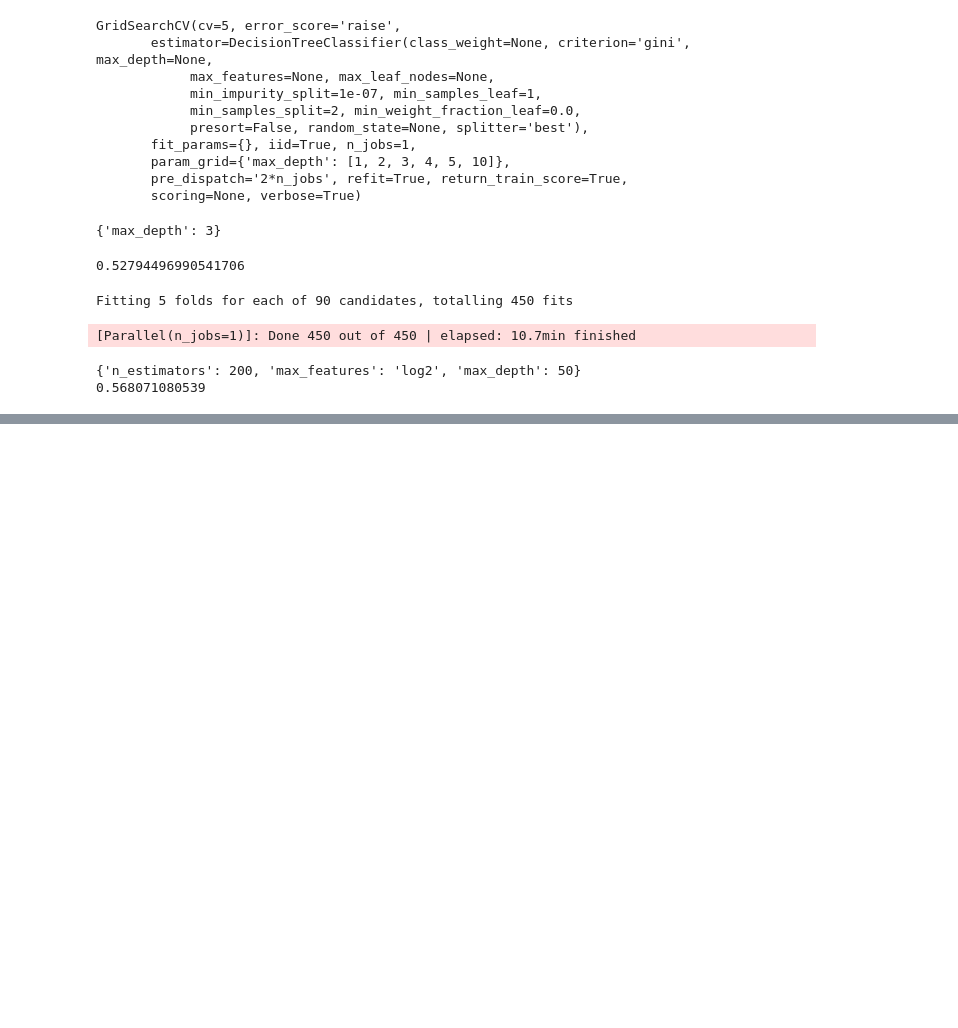
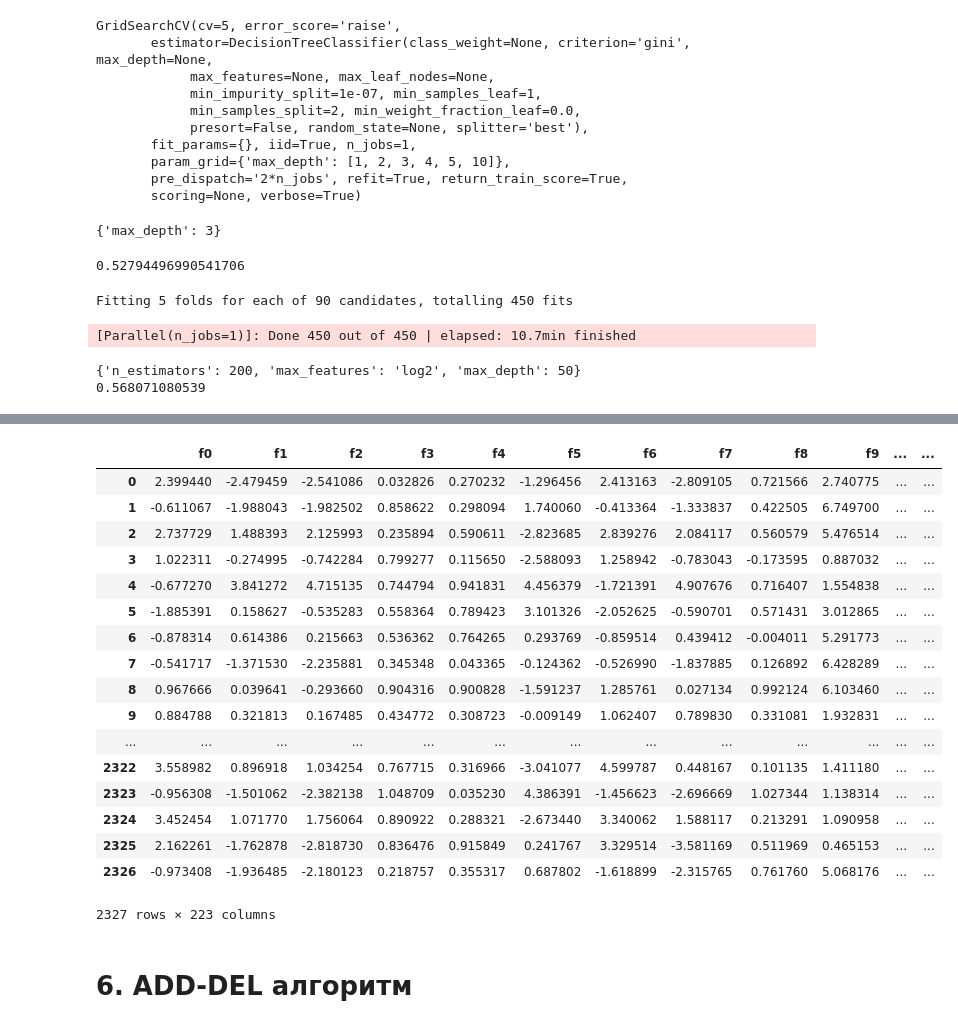
Before and after one commit to MiniGN/mlbootcamp-4, a Jupyter notebook: run.ipynb, the cells around one changed output, grey strips where cells are left out. Cells and saved outputs as stored; diff of their text form; code cells hidden in the pictures; blank space fills up the shorter version.

```diff
--- a/run.ipynb
+++ b/run.ipynb
@@ -442,9 +402,9 @@ clf.fit(X,y['class'])
 predict_result(clf,X_test)
 # %%
 rf_param_grid = {
-    'n_estimators': [10,30,50,100,200],
+    'n_estimators': [10,30,50,100,200,300,500],
     'max_features': ['auto', 'sqrt', 'log2'],
-    'max_depth' : [1,3,5,10,20,50]
+    'max_depth' : [1,3,5,10,20,50,70,100]
 }
 rf=RandomForestClassifier()
 CV_rfc = GridSearchCV(estimator=rf, param_grid=rf_param_grid, cv= 5,verbose=True)
@@ -462,0 +451,21 @@ predict_result(clf,X_test)
+# %%
+param_grid = {
+    'learning_rate': [0.01, 0.05,0.02, 0.03,0.04],
+    'n_estimators': [200,300,400,500,600],
+    'num_leaves': [8],
+    #'max_depth': [3,4],
+    'boosting_type' : ['gbdt'],
+    'objective' : ['binary'],
+    'seed' : [777],
+    'colsample_bytree' : [0.7,0.8,0.9,1],
+    'subsample' : [0.7,0.8,0.9,1],
+    'reg_alpha' : [0,0.1,0.5,1],
+    'reg_lambda' : [0,1,2,5,6,7,9,10],
+    'is_unbalance' : [True,False],
+}
+lgb_clf=lgb.LGBMClassifier()
+ngrid=2
+RCV_gbm = RandomizedSearchCV(lgb_clf, param_distributions=param_grid,n_iter=ngrid,cv=5)
+RCV_gbm.fit(X, y['class'])
+print (RCV_gbm.best_params_)
+print (RCV_gbm.best_score_)
@@ -462,0 +475,4 @@ predict_result(clf,X_test)
+# %%
+clf = RCV_gbm.best_estimator_
+clf.fit(X,y['class'])
+predict_result(clf,X_test)
@@ -462,0 +558,23 @@ predict_result(clf,X_test)
+# %%
+X_test
+# %% [output]
+|  | f0 | f1 | f2 | f3 | f4 | f5 | f6 | f7 | f8 | f9 | ... | ... |
+| 0 | 2.399440 | -2.479459 | -2.541086 | 0.032826 | 0.270232 | -1.296456 | 2.413163 | -2.809105 | 0.721566 | 2.740775 | ... | ... |
+| 1 | -0.611067 | -1.988043 | -1.982502 | 0.858622 | 0.298094 | 1.740060 | -0.413364 | -1.333837 | 0.422505 | 6.749700 | ... | ... |
+| 2 | 2.737729 | 1.488393 | 2.125993 | 0.235894 | 0.590611 | -2.823685 | 2.839276 | 2.084117 | 0.560579 | 5.476514 | ... | ... |
+| 3 | 1.022311 | -0.274995 | -0.742284 | 0.799277 | 0.115650 | -2.588093 | 1.258942 | -0.783043 | -0.173595 | 0.887032 | ... | ... |
+| 4 | -0.677270 | 3.841272 | 4.715135 | 0.744794 | 0.941831 | 4.456379 | -1.721391 | 4.907676 | 0.716407 | 1.554838 | ... | ... |
+| 5 | -1.885391 | 0.158627 | -0.535283 | 0.558364 | 0.789423 | 3.101326 | -2.052625 | -0.590701 | 0.571431 | 3.012865 | ... | ... |
+| 6 | -0.878314 | 0.614386 | 0.215663 | 0.536362 | 0.764265 | 0.293769 | -0.859514 | 0.439412 | -0.004011 | 5.291773 | ... | ... |
+| 7 | -0.541717 | -1.371530 | -2.235881 | 0.345348 | 0.043365 | -0.124362 | -0.526990 | -1.837885 | 0.126892 | 6.428289 | ... | ... |
+| 8 | 0.967666 | 0.039641 | -0.293660 | 0.904316 | 0.900828 | -1.591237 | 1.285761 | 0.027134 | 0.992124 | 6.103460 | ... | ... |
+| 9 | 0.884788 | 0.321813 | 0.167485 | 0.434772 | 0.308723 | -0.009149 | 1.062407 | 0.789830 | 0.331081 | 1.932831 | ... | ... |
+| ... | ... | ... | ... | ... | ... | ... | ... | ... | ... | ... | ... | ... |
+| 2322 | 3.558982 | 0.896918 | 1.034254 | 0.767715 | 0.316966 | -3.041077 | 4.599787 | 0.448167 | 0.101135 | 1.411180 | ... | ... |
+| 2323 | -0.956308 | -1.501062 | -2.382138 | 1.048709 | 0.035230 | 4.386391 | -1.456623 | -2.696669 | 1.027344 | 1.138314 | ... | ... |
+| 2324 | 3.452454 | 1.071770 | 1.756064 | 0.890922 | 0.288321 | -2.673440 | 3.340062 | 1.588117 | 0.213291 | 1.090958 | ... | ... |
+| 2325 | 2.162261 | -1.762878 | -2.818730 | 0.836476 | 0.915849 | 0.241767 | 3.329514 | -3.581169 | 0.511969 | 0.465153 | ... | ... |
+| 2326 | -0.973408 | -1.936485 | -2.180123 | 0.218757 | 0.355317 | 0.687802 | -1.618899 | -2.315765 | 0.761760 | 5.068176 | ... | ... |
+2327 rows × 223 columns
+# %% [markdown]
+# 6. ADD-DEL алгоритм
```
Also changed, not shown: parts of 38 cells of this notebook, 1 other file.
